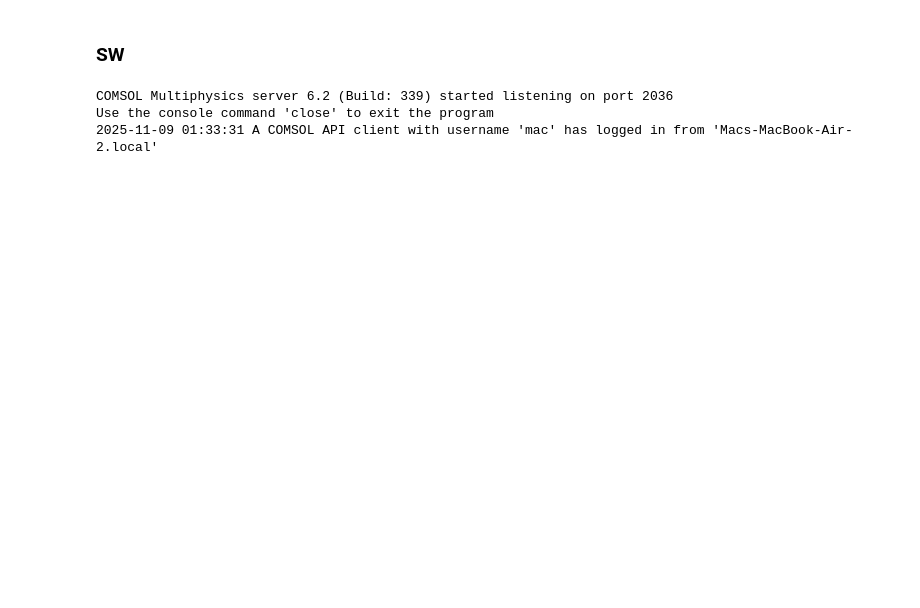
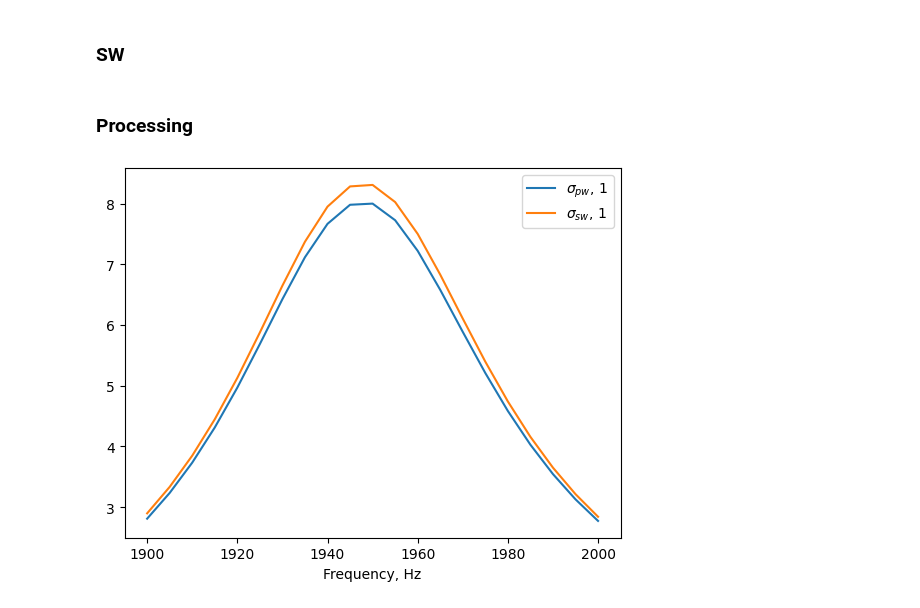
Before and after one commit to djiboshin/paper-optical-theorem, a Jupyter notebook: comsol/comsol_helmholtz_scattering_example.ipynb, the cells around one changed output. Drawn from its saved outputs; the diff is of its cells as text; code cells hidden in the pictures; blank space fills up the shorter version.

Commit message:
Edit sw and pw models and draft example

```diff
--- a/comsol/comsol_helmholtz_scattering_example.ipynb
+++ b/comsol/comsol_helmholtz_scattering_example.ipynb
@@ -35,10 +27,4 @@ process = subprocess.Popen(
-# %%
-client = mph.Client(port=2036)
-# %% [output]
-COMSOL Multiphysics server 6.2 (Build: 339) started listening on port 2036
-Use the console command 'close' to exit the program
-2025-11-09 01:33:31 A COMSOL API client with username 'mac' has logged in from 'Macs-MacBook-Air-2.local'
 # %%
-parameters = hlz_sw.ModelParameters()
+parameters_sw = hlz_sw.ModelParameters()
 # %%
-model = hlz_sw.create_new_model(client, parameters)
+model_sw = hlz_sw.create_new_model(client, parameters_sw)
@@ -46,0 +33,14 @@ model.save()
+# %% [markdown]
+### Processing
+# %%
+freq = model_pw.evaluate("freq", "Hz")
+sigma_pw = model_pw.evaluate('point_ot')
+sigma_sw = model_sw.evaluate('point_ot')
+# %%
+plt.plot(freq, sigma_pw, label="$\\sigma_{pw}$, 1")
+plt.plot(freq, sigma_sw, label="$\\sigma_{sw}$, 1")
+plt.legend()
+plt.xlabel("Frequency, Hz")
+plt.show()
+# %% [output]
+[figure, added]
```
Also changed, not shown: parts of 14 cells of this notebook, 2 other files.
